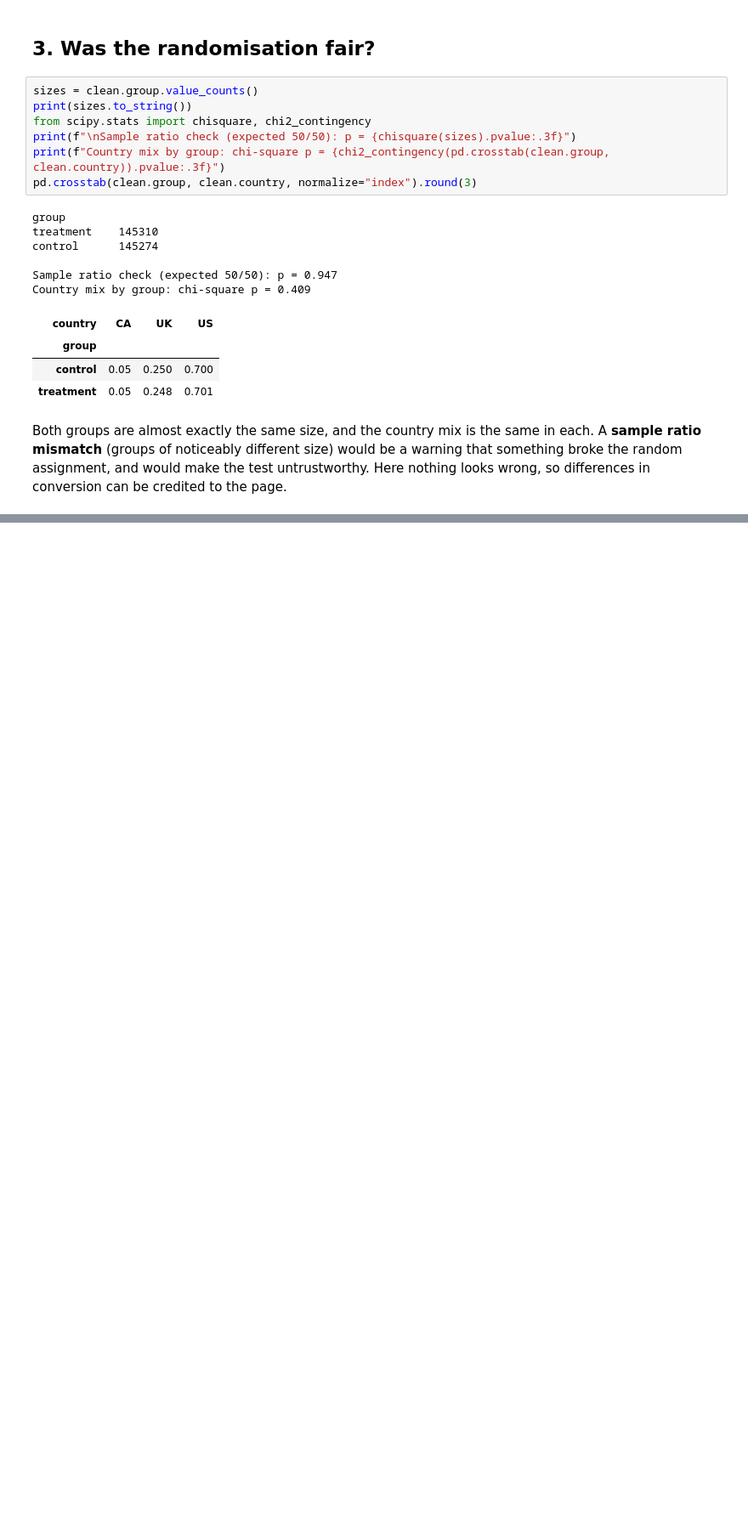
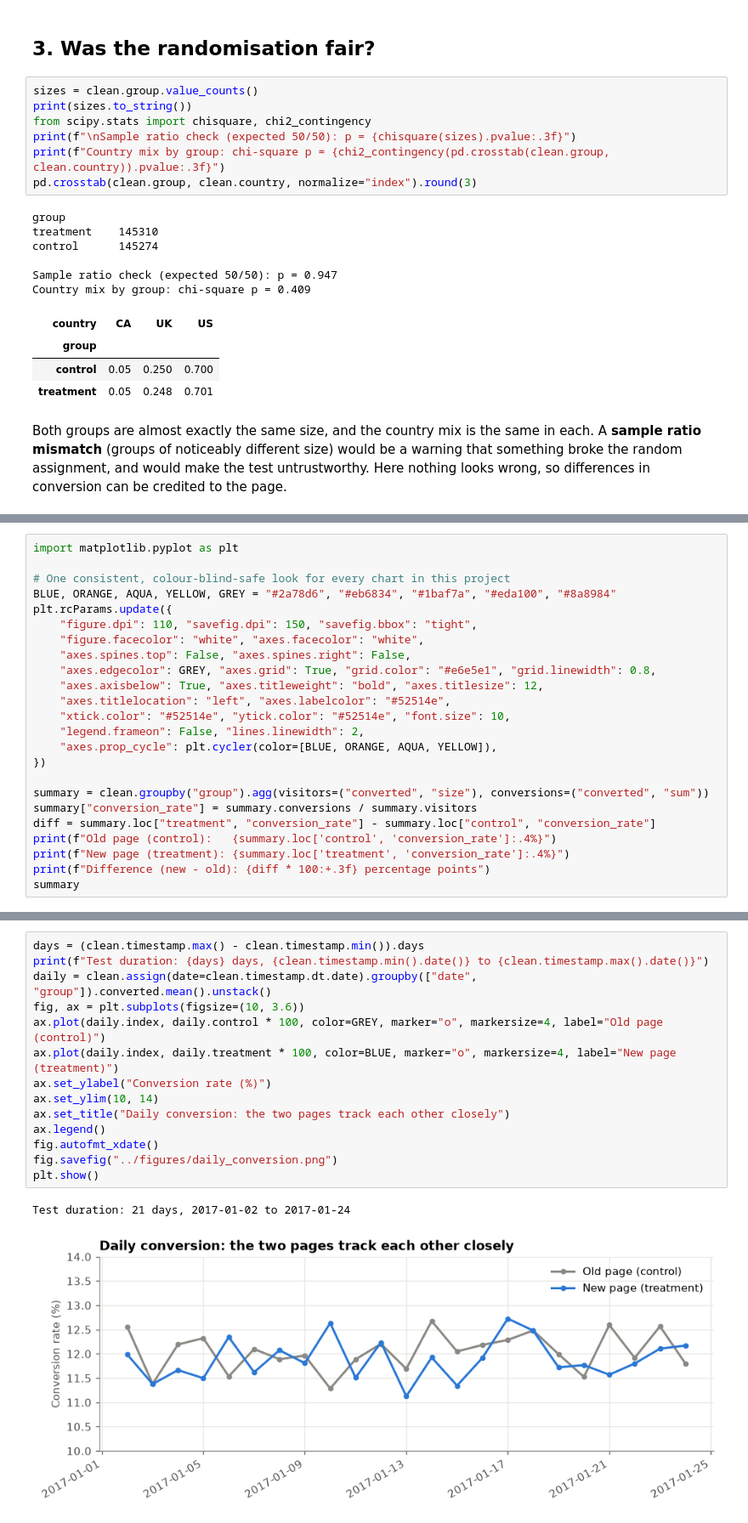
Before and after one commit to vusumuzinkosi/ab-test-landing-page, a Jupyter notebook: notebooks/01_ab_test.ipynb, the cells around one changed output, grey strips where cells are left out. Shown at 85% size. Cells and saved outputs as stored; diff of their text form; blank space fills up the shorter version.

Commit message:
Compute conversion rates per group

```diff
--- a/notebooks/01_ab_test.ipynb
+++ b/notebooks/01_ab_test.ipynb
@@ -181,0 +185,24 @@ Both groups are almost exactly the same size, and the country mix is the same in
+# %%
+import matplotlib.pyplot as plt
+
+# One consistent, colour-blind-safe look for every chart in this project
+BLUE, ORANGE, AQUA, YELLOW, GREY = "#2a78d6", "#eb6834", "#1baf7a", "#eda100", "#8a8984"
+plt.rcParams.update({
+    "figure.dpi": 110, "savefig.dpi": 150, "savefig.bbox": "tight",
+    "figure.facecolor": "white", "axes.facecolor": "white",
+    "axes.spines.top": False, "axes.spines.right": False,
+    "axes.edgecolor": GREY, "axes.grid": True, "grid.color": "#e6e5e1", "grid.linewidth": 0.8,
+    "axes.axisbelow": True, "axes.titleweight": "bold", "axes.titlesize": 12,
+    "axes.titlelocation": "left", "axes.labelcolor": "#52514e",
+    "xtick.color": "#52514e", "ytick.color": "#52514e", "font.size": 10,
+    "legend.frameon": False, "lines.linewidth": 2,
+    "axes.prop_cycle": plt.cycler(color=[BLUE, ORANGE, AQUA, YELLOW]),
+})
+
+summary = clean.groupby("group").agg(visitors=("converted", "size"), conversions=("converted", "sum"))
+summary["conversion_rate"] = summary.conversions / summary.visitors
+diff = summary.loc["treatment", "conversion_rate"] - summary.loc["control", "conversion_rate"]
+print(f"Old page (control):   {summary.loc['control', 'conversion_rate']:.4%}")
+print(f"New page (treatment): {summary.loc['treatment', 'conversion_rate']:.4%}")
+print(f"Difference (new - old): {diff * 100:+.3f} percentage points")
+summary
@@ -181,0 +217,17 @@ Both groups are almost exactly the same size, and the country mix is the same in
+# %%
+days = (clean.timestamp.max() - clean.timestamp.min()).days
+print(f"Test duration: {days} days, {clean.timestamp.min().date()} to {clean.timestamp.max().date()}")
+daily = clean.assign(date=clean.timestamp.dt.date).groupby(["date", "group"]).converted.mean().unstack()
+fig, ax = plt.subplots(figsize=(10, 3.6))
+ax.plot(daily.index, daily.control * 100, color=GREY, marker="o", markersize=4, label="Old page (control)")
+ax.plot(daily.index, daily.treatment * 100, color=BLUE, marker="o", markersize=4, label="New page (treatment)")
+ax.set_ylabel("Conversion rate (%)")
+ax.set_ylim(10, 14)
+ax.set_title("Daily conversion: the two pages track each other closely")
+ax.legend()
+fig.autofmt_xdate()
+fig.savefig("../figures/daily_conversion.png")
+plt.show()
+# %% [output]
+Test duration: 21 days, 2017-01-02 to 2017-01-24
+[figure, added]
```
Also changed, not shown: parts of 3 cells of this notebook, 2 other files.
